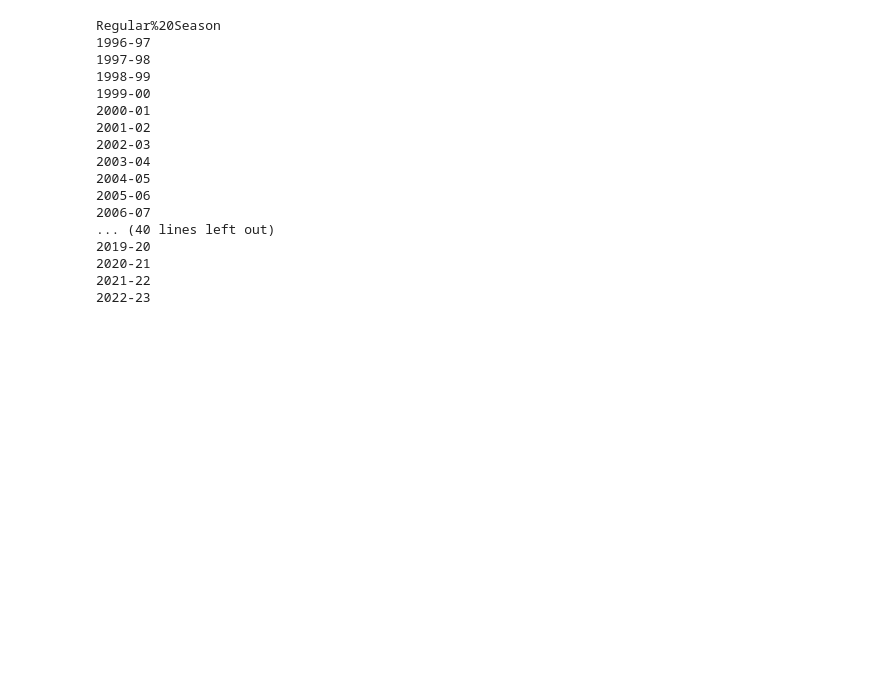
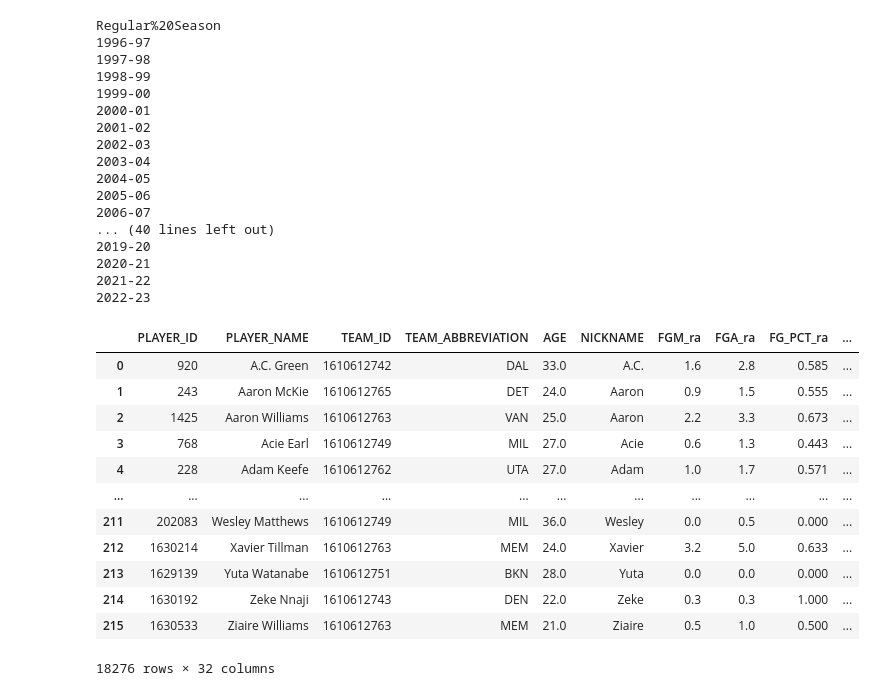
Before and after one commit to brunopiato/NBA_2022-2023, a Jupyter notebook: notebooks/big_web_scrapper.ipynb, the cells around one changed output. Saved outputs shown, nothing was run; the diff lists cells and outputs as text; code cells hidden in the pictures; blank space fills up the shorter version.

```diff
--- a/notebooks/big_web_scrapper.ipynb
+++ b/notebooks/big_web_scrapper.ipynb
@@ -1492,7 +1538,10 @@ shooting_byzone_cols_down = ["PLAYER_ID",
                              "FGA",
                              "FG_PCT"]
 # %%
-url_shooting_byzone = 'https://stats.nba.com/stats/leaguedashplayershotlocations?College=&Conference=&Country=&DateFrom=&DateTo=&DistanceRange=By%20Zone&Division=&DraftPick=&DraftYear=&GameScope=&GameSegment=&Height=&LastNGames=0&Location=&MeasureType=Base&Month=0&OpponentTeamID=0&Outcome=&PORound=0&PaceAdjust=N&PerMode=PerGame&Period=0&PlayerExperience=&PlayerPosition=&PlusMinus=N&Rank=N&Season=2022-23&SeasonSegment=&SeasonType=Regular%20Season&ShotClockRange=&StarterBench=&TeamID=0&VsConference=&VsDivision=&Weight='
+season_id = '2022-23'
+season_type = 'Regular%20Season'
+
+url_shooting_byzone = 'https://stats.nba.com/stats/leaguedashplayershotlocations?College=&Conference=&Country=&DateFrom=&DateTo=&DistanceRange=By%20Zone&Division=&DraftPick=&DraftYear=&GameScope=&GameSegment=&Height=&LastNGames=0&Location=&MeasureType=Base&Month=0&OpponentTeamID=0&Outcome=&PORound=0&PaceAdjust=N&PerMode=PerGame&Period=0&PlayerExperience=&PlayerPosition=&PlusMinus=N&Rank=N&Season='+season_id+'&SeasonSegment=&SeasonType='+season_type+'&ShotClockRange=&StarterBench=&TeamID=0&VsConference=&VsDivision=&Weight='
 
 response_shooting_byzone = requests.get(url=url_shooting_byzone, headers=headers).json()
 api_shooting_byzone = response_shooting_byzone['resultSets']['rowSet']
@@ -1513,7 +1562,7 @@ shooting_byzone_json['season_id'] = '2022-23'
 
 shooting_byzone_json['season_type'] = 'Regular%20Season'
 
-shooting_byzone_json.to_csv('/home/bruno/repos/NBA_2022-2023/data/scraped_2022-23/df_shooting_byzone.csv', index = False)
+# shooting_byzone_json.to_csv('/home/bruno/repos/NBA_2022-2023/data/scraped_2022-23/df_shooting_byzone.csv', index = False)
 # %%
 shooting_byzone_json
 # %% [output]
@@ -1548,22 +1643,19 @@ list_shooting_byzone = []
 for season_type in season_types:
     print(season_type)
     for season_id in seasons_years:
-        url_shooting_byzone = 'https://stats.nba.com/stats/leaguedashplayershotlocations?College=&Conference=&Country=&DateFrom=&DateTo=&DistanceRange=By%20Zone&Division=&DraftPick=&DraftYear=&GameScope=&GameSegment=&Height=&LastNGames=0&Location=&MeasureType=Base&Month=0&OpponentTeamID=0&Outcome=&PORound=0&PaceAdjust=N&PerMode=PerGame&Period=0&PlayerExperience=&PlayerPosition=&PlusMinus=N&Rank=N&Season='+season_id+'&SeasonSegment=&SeasonType='+season_type+'Season&ShotClockRange=&StarterBench=&TeamID=0&VsConference=&VsDivision=&Weight='
+        url_shooting_byzone = 'https://stats.nba.com/stats/leaguedashplayershotlocations?College=&Conference=&Country=&DateFrom=&DateTo=&DistanceRange=By%20Zone&Division=&DraftPick=&DraftYear=&GameScope=&GameSegment=&Height=&LastNGames=0&Location=&MeasureType=Base&Month=0&OpponentTeamID=0&Outcome=&PORound=0&PaceAdjust=N&PerMode=PerGame&Period=0&PlayerExperience=&PlayerPosition=&PlusMinus=N&Rank=N&Season='+season_id+'&SeasonSegment=&SeasonType='+season_type+'&ShotClockRange=&StarterBench=&TeamID=0&VsConference=&VsDivision=&Weight='
 
         response_shooting_byzone = requests.get(url=url_shooting_byzone, headers=headers).json()
         api_shooting_byzone = response_shooting_byzone['resultSets']['rowSet']
 
-        shooting_byzone_json = pd.DataFrame(api_shooting_byzone, columns=shooting_byzone_cols)
+        shooting_byzone_json_all = pd.DataFrame(api_shooting_byzone, columns=shooting_byzone_cols)
 
-        shooting_byzone_json['season_id'] = season_id
+        shooting_byzone_json_all['season_id'] = season_id
+        shooting_byzone_json_all['season_type'] = season_type
 
-        shooting_byzone_json['season_type'] = season_type
-
-        list_shooting_byzone.append(shooting_byzone_json)
+        list_shooting_byzone.append(shooting_byzone_json_all)
 
         print(season_id)
-
-shooting_byzone_json.to_csv('/home/bruno/repos/NBA_2022-2023/data/scraped_all_seasons/df_shooting_byzone.csv', index = False)
 # %% [output]
 Regular%20Season
 1996-97
@@ -1582,3 +1674,23 @@ Regular%20Season
 2020-21
 2021-22
 2022-23
+# %%
+shooting_byzone_json_all = pd.concat(list_shooting_byzone, sort=False)
+
+shooting_byzone_json_all.to_csv('/home/bruno/repos/NBA_2022-2023/data/scraped_all_seasons/df_shooting_byzone.csv', index = False)
+# %%
+shooting_byzone_json_all
+# %% [output]
+|  | PLAYER_ID | PLAYER_NAME | TEAM_ID | TEAM_ABBREVIATION | AGE | NICKNAME | FGM_ra | FGA_ra | FG_PCT_ra | ... |
+| 0 | 920 | A.C. Green | 1610612742 | DAL | 33.0 | A.C. | 1.6 | 2.8 | 0.585 | ... |
+| 1 | 243 | Aaron McKie | 1610612765 | DET | 24.0 | Aaron | 0.9 | 1.5 | 0.555 | ... |
+| 2 | 1425 | Aaron Williams | 1610612763 | VAN | 25.0 | Aaron | 2.2 | 3.3 | 0.673 | ... |
+| 3 | 768 | Acie Earl | 1610612749 | MIL | 27.0 | Acie | 0.6 | 1.3 | 0.443 | ... |
+| 4 | 228 | Adam Keefe | 1610612762 | UTA | 27.0 | Adam | 1.0 | 1.7 | 0.571 | ... |
+| ... | ... | ... | ... | ... | ... | ... | ... | ... | ... | ... |
+| 211 | 202083 | Wesley Matthews | 1610612749 | MIL | 36.0 | Wesley | 0.0 | 0.5 | 0.000 | ... |
+| 212 | 1630214 | Xavier Tillman | 1610612763 | MEM | 24.0 | Xavier | 3.2 | 5.0 | 0.633 | ... |
+| 213 | 1629139 | Yuta Watanabe | 1610612751 | BKN | 28.0 | Yuta | 0.0 | 0.0 | 0.000 | ... |
+| 214 | 1630192 | Zeke Nnaji | 1610612743 | DEN | 22.0 | Zeke | 0.3 | 0.3 | 1.000 | ... |
+| 215 | 1630533 | Ziaire Williams | 1610612763 | MEM | 21.0 | Ziaire | 0.5 | 1.0 | 0.500 | ... |
+18276 rows × 32 columns
```
Also changed, not shown: parts of 3 cells of this notebook, 1 other file.
